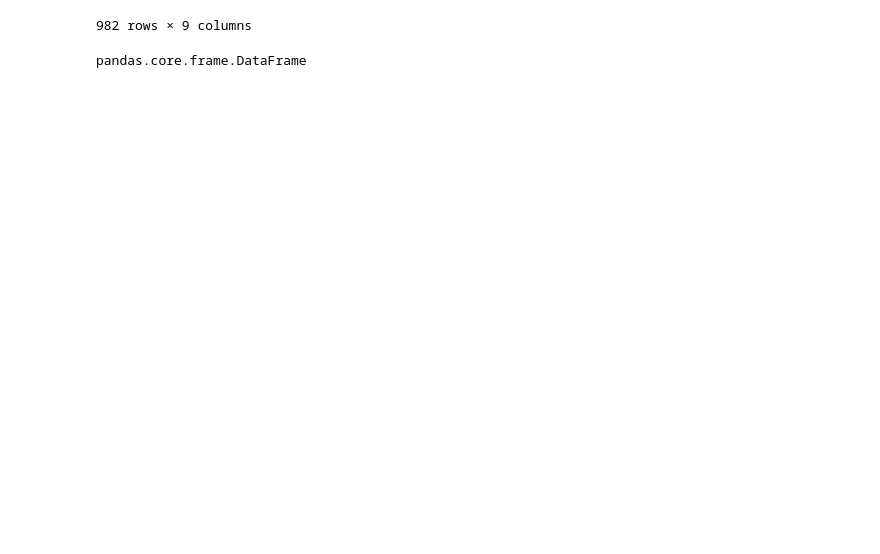
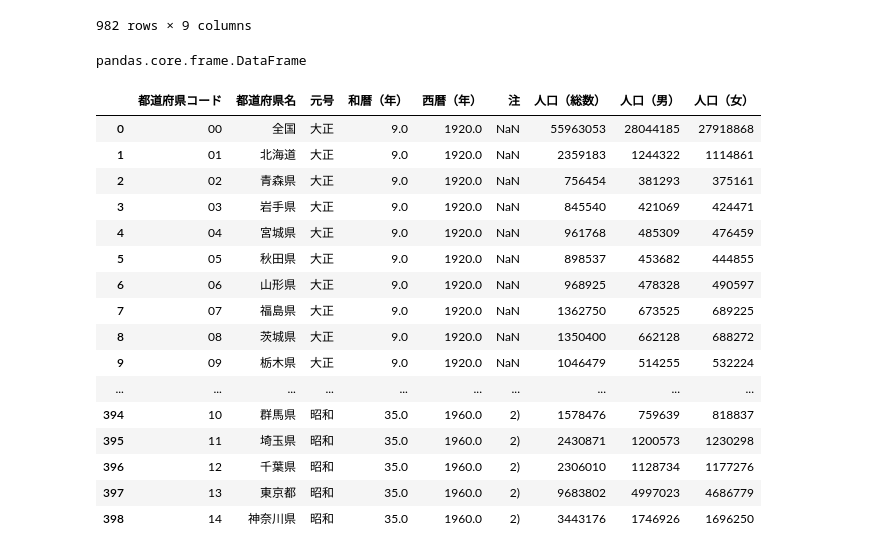
Before and after one commit to ishizukamaaya/CARAVAN, a Jupyter notebook: population.ipynb, the cells around one changed output. Cells and saved outputs as stored; diff of their text form; code cells hidden in the pictures; blank space fills up the shorter version.

```diff
--- a/population.ipynb
+++ b/population.ipynb
@@ -29,3 +29,25 @@ df_population_data
 type(df_population_data)
 # %% [output]
 pandas.core.frame.DataFrame
+# %%
+pd.set_option('display.max_row', 1000)
+# %%
+df_population_data
+# %% [output]
+|  | 都道府県コード | 都道府県名 | 元号 | 和暦（年） | 西暦（年） | 注 | 人口（総数） | 人口（男） | 人口（女） |
+| 0 | 00 | 全国 | 大正 | 9.0 | 1920.0 | NaN | 55963053 | 28044185 | 27918868 |
+| 1 | 01 | 北海道 | 大正 | 9.0 | 1920.0 | NaN | 2359183 | 1244322 | 1114861 |
+| 2 | 02 | 青森県 | 大正 | 9.0 | 1920.0 | NaN | 756454 | 381293 | 375161 |
+| 3 | 03 | 岩手県 | 大正 | 9.0 | 1920.0 | NaN | 845540 | 421069 | 424471 |
+| 4 | 04 | 宮城県 | 大正 | 9.0 | 1920.0 | NaN | 961768 | 485309 | 476459 |
+| 5 | 05 | 秋田県 | 大正 | 9.0 | 1920.0 | NaN | 898537 | 453682 | 444855 |
+| 6 | 06 | 山形県 | 大正 | 9.0 | 1920.0 | NaN | 968925 | 478328 | 490597 |
+| 7 | 07 | 福島県 | 大正 | 9.0 | 1920.0 | NaN | 1362750 | 673525 | 689225 |
+| 8 | 08 | 茨城県 | 大正 | 9.0 | 1920.0 | NaN | 1350400 | 662128 | 688272 |
+| 9 | 09 | 栃木県 | 大正 | 9.0 | 1920.0 | NaN | 1046479 | 514255 | 532224 |
+| ... | ... | ... | ... | ... | ... | ... | ... | ... | ... |
+| 394 | 10 | 群馬県 | 昭和 | 35.0 | 1960.0 | 2) | 1578476 | 759639 | 818837 |
+| 395 | 11 | 埼玉県 | 昭和 | 35.0 | 1960.0 | 2) | 2430871 | 1200573 | 1230298 |
+| 396 | 12 | 千葉県 | 昭和 | 35.0 | 1960.0 | 2) | 2306010 | 1128734 | 1177276 |
+| 397 | 13 | 東京都 | 昭和 | 35.0 | 1960.0 | 2) | 9683802 | 4997023 | 4686779 |
+| 398 | 14 | 神奈川県 | 昭和 | 35.0 | 1960.0 | 2) | 3443176 | 1746926 | 1696250 |
```
Also changed, not shown: parts of 9 cells of this notebook.
